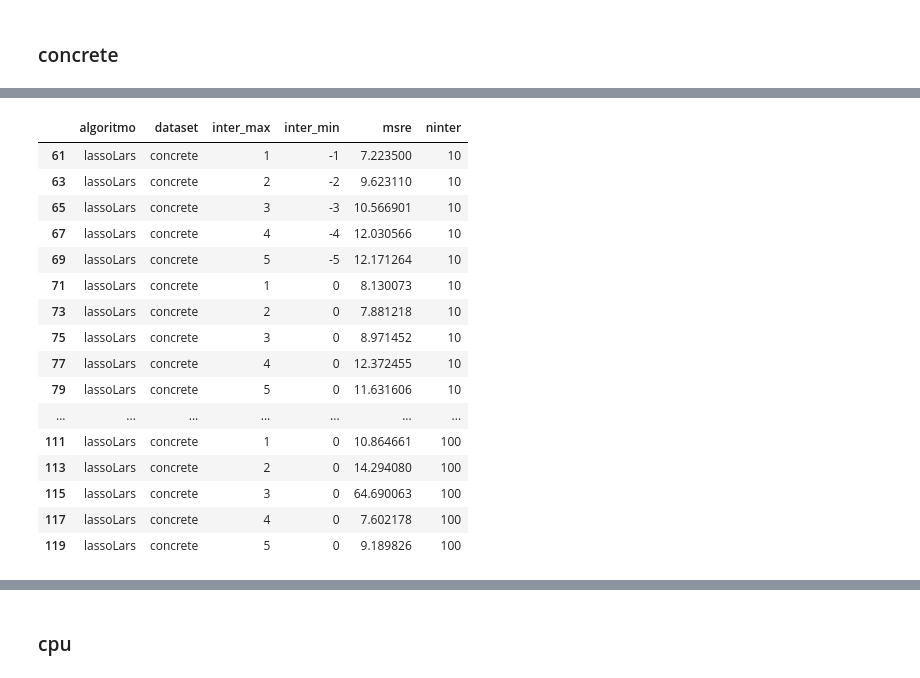
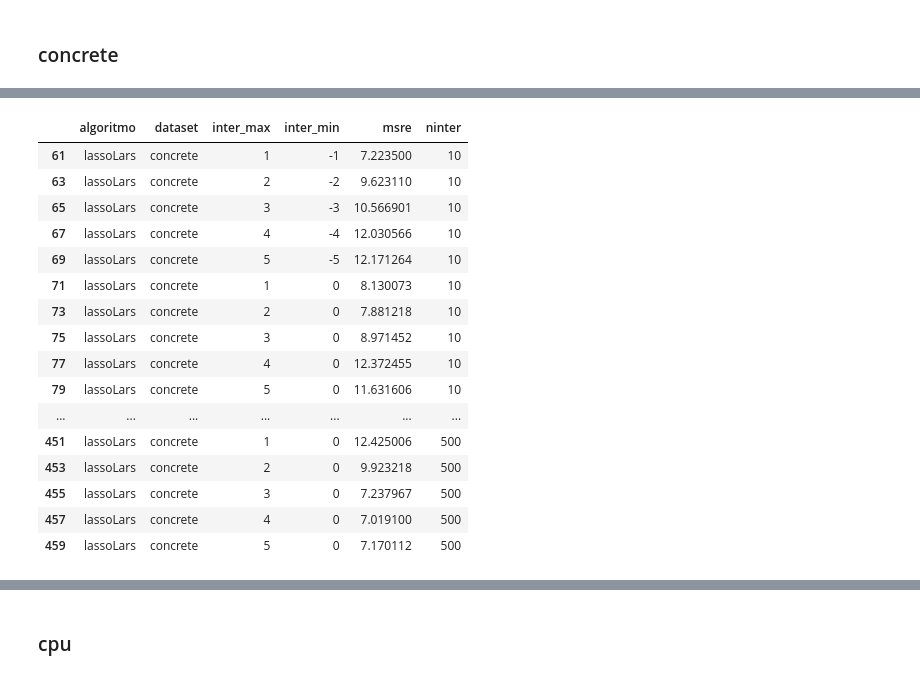
Before and after one commit to maira-lima/inter-transf, a Jupyter notebook: inter-transf.ipynb, the cells around one changed output, grey strips where cells are left out. Drawn from its saved outputs; the diff is of its cells as text; code cells hidden in the pictures.

```diff
--- a/inter-transf.ipynb
+++ b/inter-transf.ipynb
@@ -237,0 +222,4 @@ Name: 103, dtype: object
+# %%
+S = df.loc[df['dataset'] == 'concrete']
+# linha com menor msre
+S.loc[S['msre'].idxmin()]
@@ -238,20 +234,20 @@ Name: 103, dtype: object
 # %%
-df.loc[df['dataset'] == 'concrete'].loc[df['algoritmo'] == 'lassoLars']
+S.loc[df['algoritmo'] == 'lassoLars']
 # %% [output]
 |  | algoritmo | dataset | inter_max | inter_min | msre | ninter |
 | 61 | lassoLars | concrete | 1 | -1 | 7.223500 | 10 |
 | 63 | lassoLars | concrete | 2 | -2 | 9.623110 | 10 |
 | 65 | lassoLars | concrete | 3 | -3 | 10.566901 | 10 |
 | 67 | lassoLars | concrete | 4 | -4 | 12.030566 | 10 |
 | 69 | lassoLars | concrete | 5 | -5 | 12.171264 | 10 |
 | 71 | lassoLars | concrete | 1 | 0 | 8.130073 | 10 |
 | 73 | lassoLars | concrete | 2 | 0 | 7.881218 | 10 |
 | 75 | lassoLars | concrete | 3 | 0 | 8.971452 | 10 |
 | 77 | lassoLars | concrete | 4 | 0 | 12.372455 | 10 |
 | 79 | lassoLars | concrete | 5 | 0 | 11.631606 | 10 |
 | ... | ... | ... | ... | ... | ... | ... |
-| 111 | lassoLars | concrete | 1 | 0 | 10.864661 | 100 |
-| 113 | lassoLars | concrete | 2 | 0 | 14.294080 | 100 |
-| 115 | lassoLars | concrete | 3 | 0 | 64.690063 | 100 |
-| 117 | lassoLars | concrete | 4 | 0 | 7.602178 | 100 |
-| 119 | lassoLars | concrete | 5 | 0 | 9.189826 | 100 |
+| 451 | lassoLars | concrete | 1 | 0 | 12.425006 | 500 |
+| 453 | lassoLars | concrete | 2 | 0 | 9.923218 | 500 |
+| 455 | lassoLars | concrete | 3 | 0 | 7.237967 | 500 |
+| 457 | lassoLars | concrete | 4 | 0 | 7.019100 | 500 |
+| 459 | lassoLars | concrete | 5 | 0 | 7.170112 | 500 |
```
Also changed, not shown: parts of 40 cells of this notebook, 2 other files.
